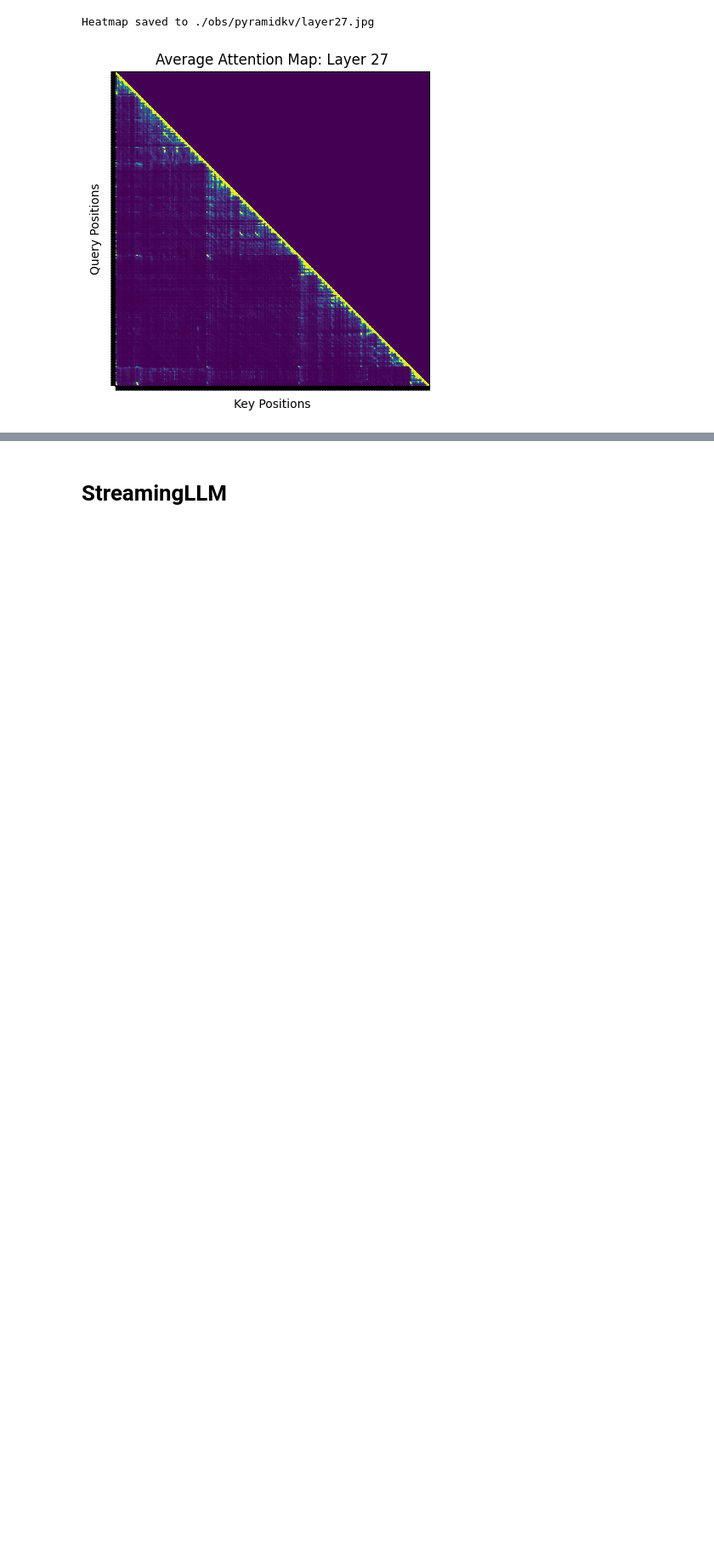
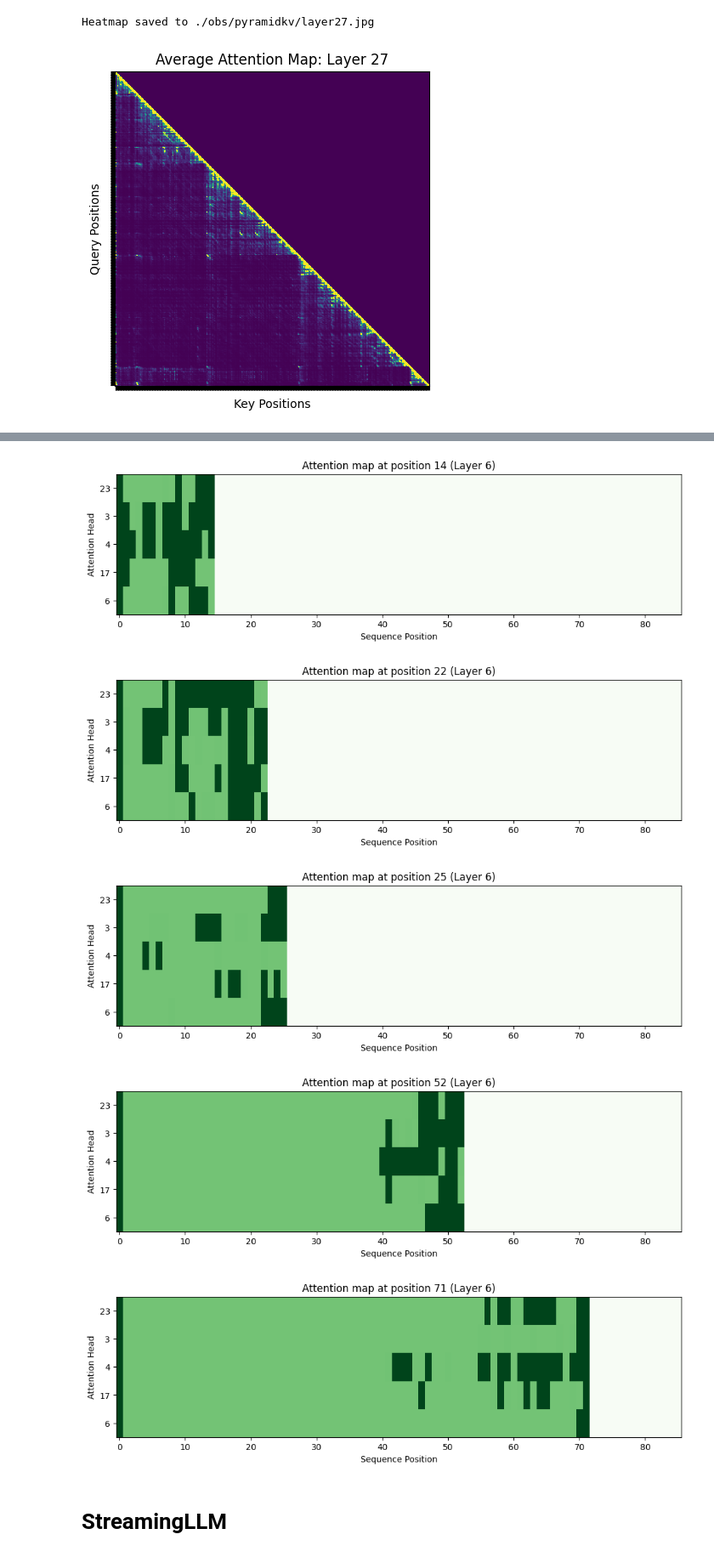
Before and after one commit to Zefan-Cai/PyramidKV, a Jupyter notebook: examples/visualization.ipynb, the cells around one changed output, grey strips where cells are left out. Shown at 85% size. Saved outputs shown, nothing was run; the diff lists cells and outputs as text; code cells hidden in the pictures; blank space fills up the shorter version.

```diff
--- a/examples/visualization.ipynb
+++ b/examples/visualization.ipynb
@@ -25,3 +26,6 @@ model = AutoModelForCausalLM.from_pretrained(MODEL_NAME_OR_PATH)
 # load the sample input
 with open("../pyramidkv/viztools/test_input.txt", 'r') as file:
     prompt = file.read().strip()
+# %%
+import torch
+attentions = torch.load("../attention/attention_outputs.pt")
@@ -45,0 +56,6 @@ Heatmap saved to ./obs/pyramidkv/layer27.jpg
+# %%
+from pyramidkv.viztools import infer_attention, plot_attention_heatmap
+
+if __name__ == "__main__":
+    device="cuda:7"
+    attentions = infer_attention(model, tokenizer, prompt[:500], device)
@@ -46,2 +65,46 @@ Heatmap saved to ./obs/pyramidkv/layer27.jpg
+# %%
+import random
+import matplotlib.pyplot as plt
+import numpy as np
+
+
+# Step 1: Select random position, layer, and heads
+num_layers = len(attentions)
+seq_len = attentions[0].size(1)
+num_heads = attentions[0].size(0)
+
+random_layer = random.randint(0, num_layers - 1)
+random_heads = random.sample(range(num_heads), k=min(5, num_heads))  # Select up to 5 random heads
+
+# Step 2: Extract attention scores for the selected position and heads
+# Shape: (selected_heads_count, seq_len)
+
+for rand_pos in sorted(random.sample(range(50, seq_len), 5)):
+    attention_scores = attentions[random_layer][random_heads, rand_pos, :] / 10000
+
+    # set values > threshold to 1
+    threshold = 0.1
+    attention_scores[attention_scores > 1 / seq_len] = 1
+    attention_scores[attention_scores == 0] = -1
+
+    # Step 3: Plot the heatmap
+    plt.figure(figsize=(12, 3))
+    plt.imshow(attention_scores, aspect="auto", cmap="Greens", interpolation="nearest")
+
+    # Set axis labels
+    plt.xlabel("Sequence Position")
+    plt.ylabel("Attention Head")
+    plt.xticks(ticks=np.arange(0, seq_len, step=10), labels=np.arange(0, seq_len, step=10))
+    plt.yticks(ticks=np.arange(len(random_heads)), labels=random_heads)
+
+    # Title or additional annotation
+    plt.title(f"Attention map at position {rand_pos} (Layer {random_layer})")
+    plt.show()
+# %% [output]
+[figure, added]
+[figure, added]
+[figure, added]
+[figure, added]
+[figure, added]
 # %% [markdown]
 # StreamingLLM
```
Also changed, not shown: parts of 4 cells of this notebook, 27 other files.
